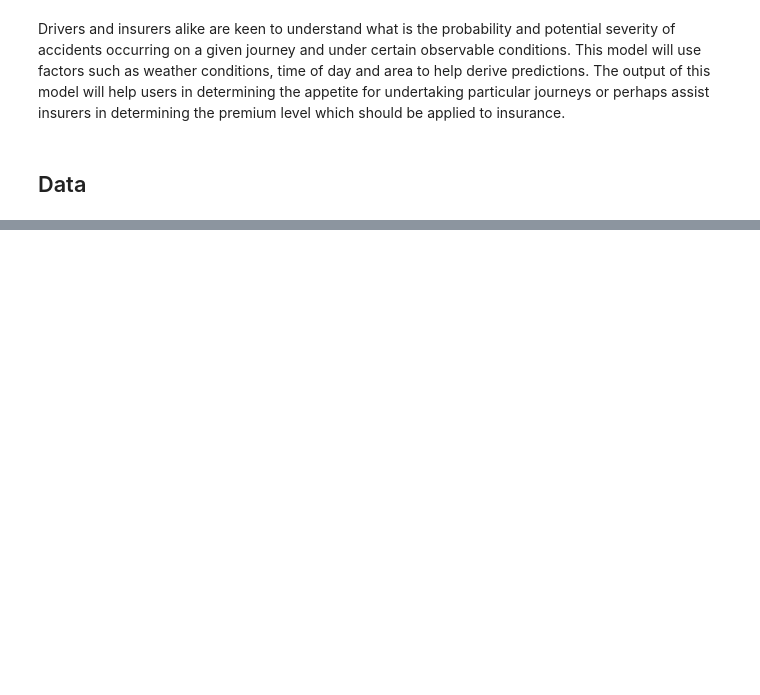
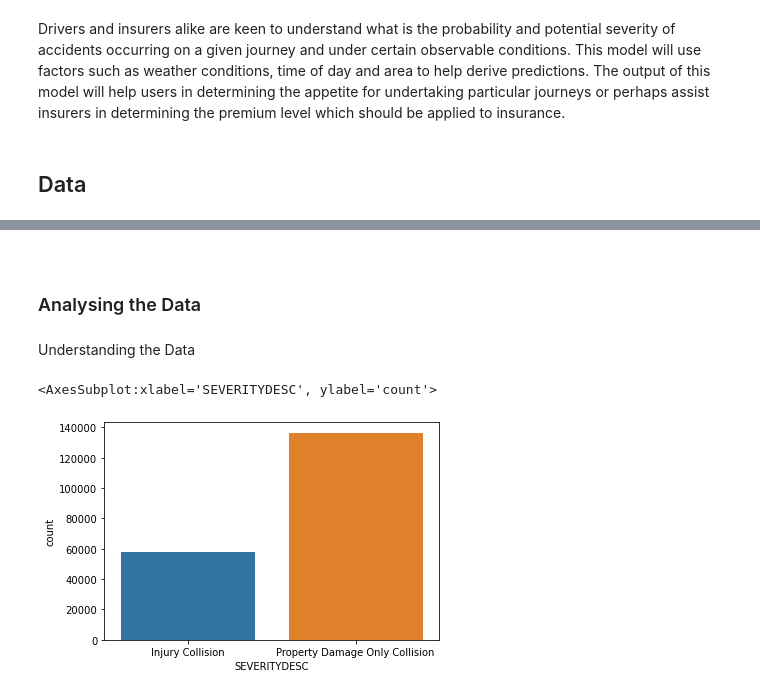
Before and after one commit to andymksin/Coursera_Capstone, a Jupyter notebook: Capstone Project.ipynb, the cells around one changed output, grey strips where cells are left out. Saved outputs shown, nothing was run; the diff lists cells and outputs as text; code cells hidden in the pictures; blank space fills up the shorter version.

```diff
--- a/Capstone Project.ipynb
+++ b/Capstone Project.ipynb
@@ -27,0 +115,19 @@ Severity Descriptions
+# %%
+#Binning The time Incident Date and Time Data
+
+#Convert datatype to "datetime"
+
+df2["INCDATE"] = pd.to_datetime(df2['INCDATE'])
+
+#generate new column with month in 1-12
+
+df2['INCMONTH'] = pd.DatetimeIndex(df2['INCDATE']).month
+
+#Catergorise month by Quarters
+
+criteria = [df2['INCMONTH'].between(1, 3), df2['INCMONTH'].between(4, 6), df2['INCMONTH'].between(7,9), df2['INCMONTH'].between(10,12)]
+values = ['Q1', 'Q2', 'Q3','Q4']
+
+df2['QUARTER'] = np.select(criteria, values, 0)
+
+df2.head()
@@ -27,0 +142,21 @@ Severity Descriptions
+# %%
+#Time by Morning, Afternoon, Evening, Night
+
+#Convert datatype to "datetime"
+
+df2["INCDTTM"] = pd.to_datetime(df2['INCDTTM'])
+
+#generate new column with month in 1-12
+
+df2['INCHR'] = pd.DatetimeIndex(df2['INCDTTM']).hour
+
+#Catergorise month by Quarters
+
+criteria2 = [df2['INCHR'].between(0, 5), df2['INCHR'].between(6,11), df2['INCHR'].between(12, 17), df2['INCHR'].between(18,23)]
+value2 = ['Early Morning','Morning', 'Afternoon', 'Evening']
+value3 = [1,2,3,4]
+
+df2['TIMEOFDAY'] = np.select (criteria2,value2,0 )
+df2['TIMEOFDAY2'] = np.select (criteria2, value3,0)
+
+df2.head()
@@ -27,0 +171,6 @@ Severity Descriptions
+# %% [markdown]
+<br />
+
+### Analysing the Data
+# %% [markdown]
+Understanding the Data
@@ -27,0 +181,7 @@ Severity Descriptions
+# %%
+#Distribution of Severity
+
+sns.countplot(x="SEVERITYDESC", data=df2)
+# %% [output]
+<AxesSubplot:xlabel='SEVERITYDESC', ylabel='count'>
+[figure, added]
```
Also changed, not shown: parts of 30 cells of this notebook.
